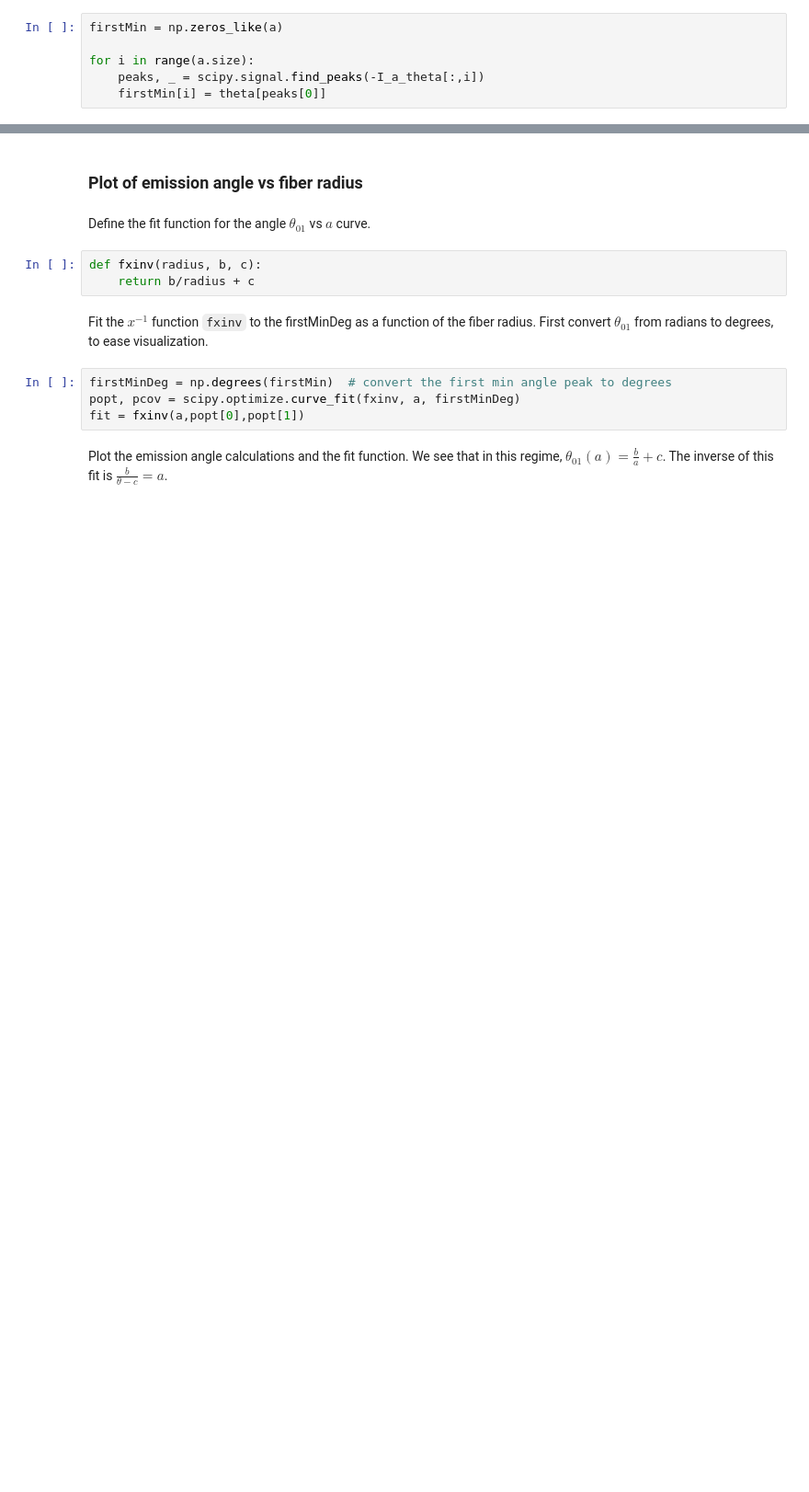
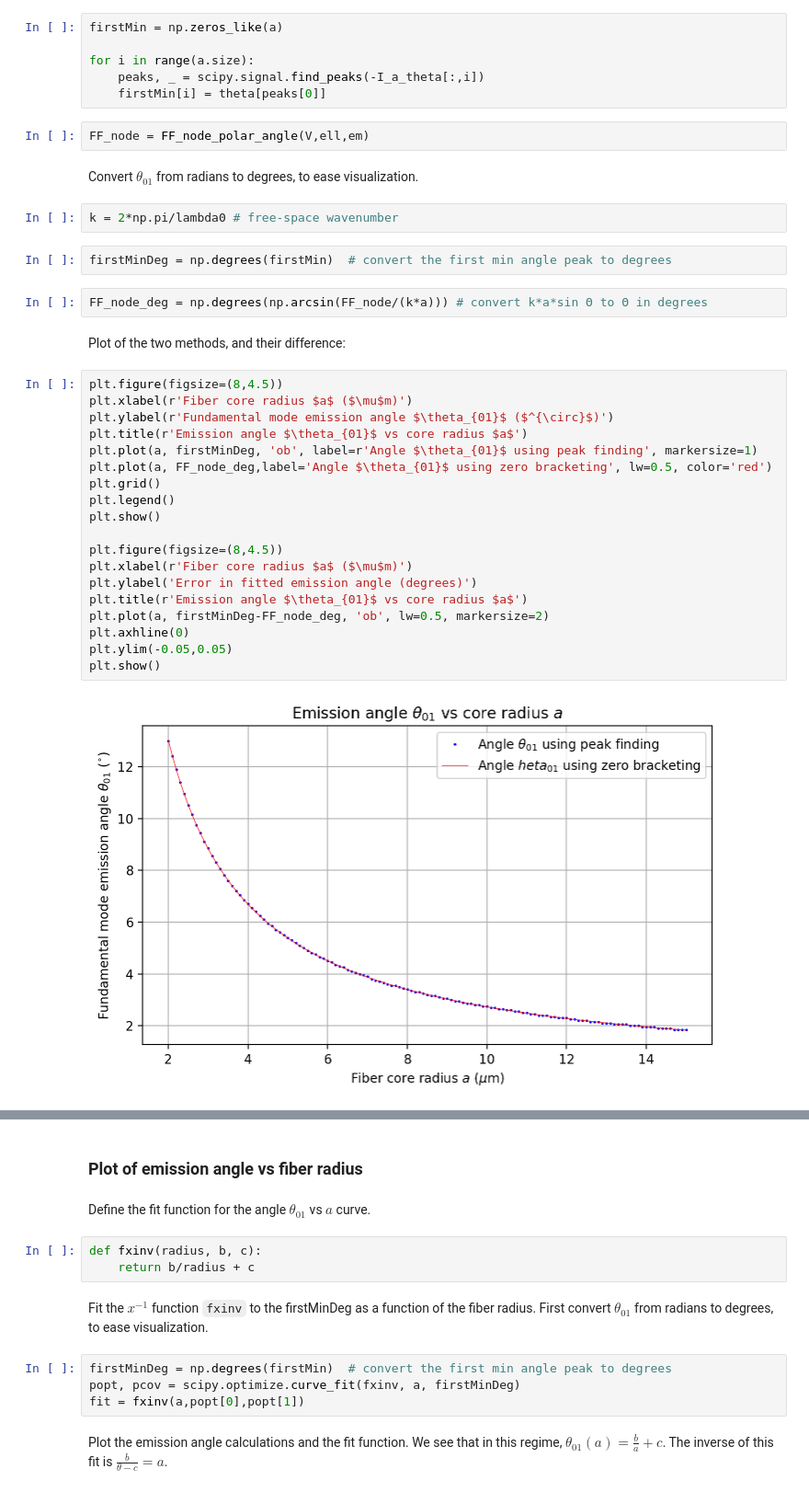
Before and after one commit to scottprahl/ofiber, a Jupyter notebook: docs/9-Far-field-irradiance.ipynb, the cells around one changed output, grey strips where cells are left out. Shown at 92% size. Drawn from its saved outputs; the diff is of its cells as text; blank space fills up the shorter version.

```diff
--- a/docs/9-Far-field-irradiance.ipynb
+++ b/docs/9-Far-field-irradiance.ipynb
@@ -139,3 +141,36 @@ firstMin = np.zeros_like(a)
 for i in range(a.size):
     peaks, _ = scipy.signal.find_peaks(-I_a_theta[:,i])
     firstMin[i] = theta[peaks[0]]
+# %%
+FF_node = FF_node_polar_angle(V,ell,em)
+# %% [markdown]
+Convert $\theta_{01}$ from radians to degrees, to ease visualization.
+# %%
+k = 2*np.pi/lambda0 # free-space wavenumber
+# %%
+firstMinDeg = np.degrees(firstMin)  # convert the first min angle peak to degrees
+# %%
+FF_node_deg = np.degrees(np.arcsin(FF_node/(k*a))) # convert k*a*sin Θ to Θ in degrees
+# %% [markdown]
+Plot of the two methods, and their difference:
+# %%
+plt.figure(figsize=(8,4.5))
+plt.xlabel(r'Fiber core radius $a$ ($\mu$m)')
+plt.ylabel(r'Fundamental mode emission angle $\theta_{01}$ ($^{\circ}$)')
+plt.title(r'Emission angle $\theta_{01}$ vs core radius $a$')
+plt.plot(a, firstMinDeg, 'ob', label=r'Angle $\theta_{01}$ using peak finding', markersize=1)
+plt.plot(a, FF_node_deg,label='Angle $\theta_{01}$ using zero bracketing', lw=0.5, color='red')
+plt.grid()
+plt.legend()
+plt.show()
+
+plt.figure(figsize=(8,4.5))
+plt.xlabel(r'Fiber core radius $a$ ($\mu$m)')
+plt.ylabel('Error in fitted emission angle (degrees)')
+plt.title(r'Emission angle $\theta_{01}$ vs core radius $a$')
+plt.plot(a, firstMinDeg-FF_node_deg, 'ob', lw=0.5, markersize=2)
+plt.axhline(0)
+plt.ylim(-0.05,0.05)
+plt.show()
+# %% [output]
+[figure, added]
```
Also changed, not shown: parts of 3 cells of this notebook, 1 other file.
